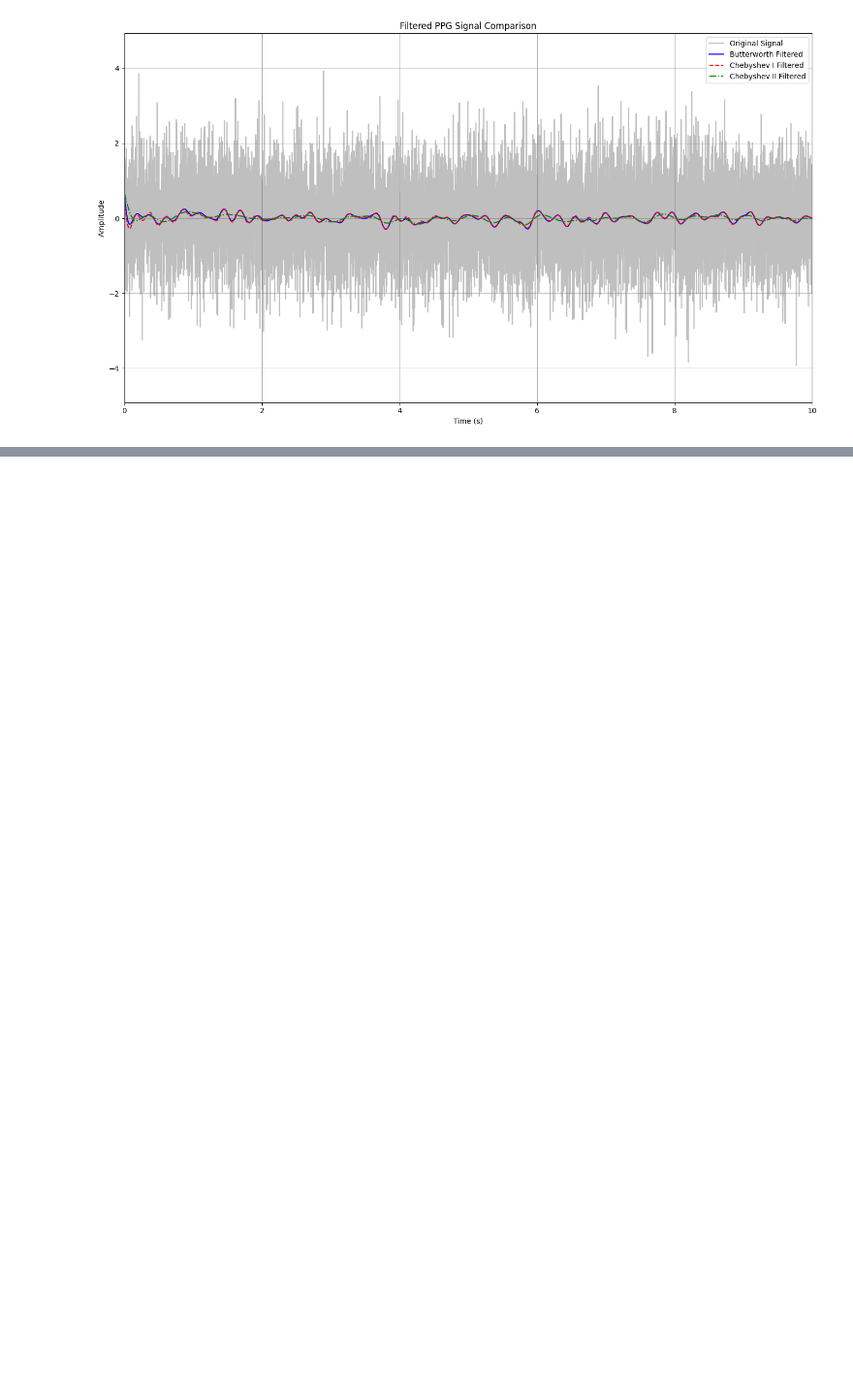
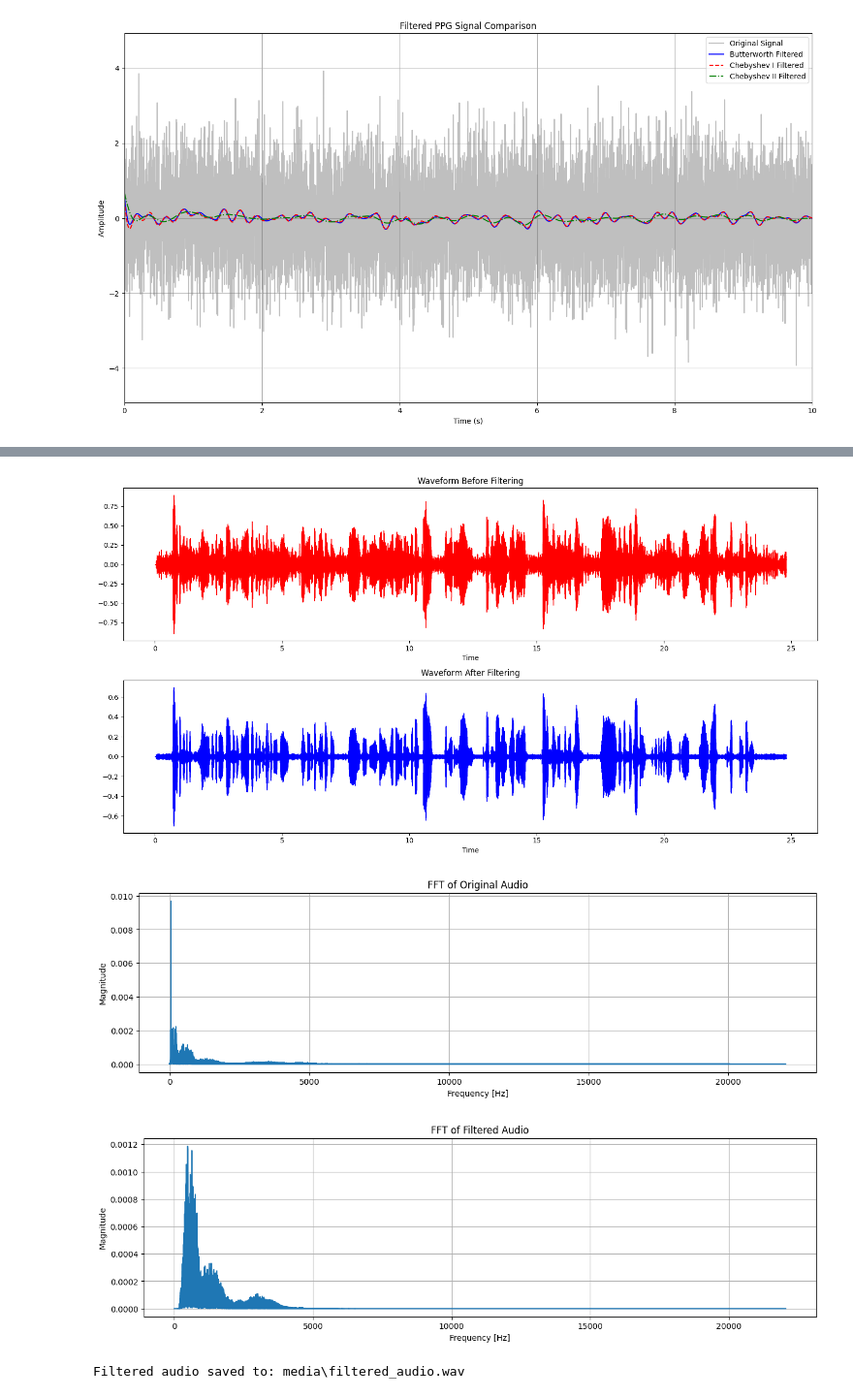
Before and after one commit to pataanggs/if3024, a Jupyter notebook: hands-on-02/122140055.ipynb, the cells around one changed output, grey strips where cells are left out. Shown: that part at 97% size. Cells and saved outputs as stored; diff of their text form; code cells hidden in the pictures; blank space fills up the shorter version.

```diff
--- a/hands-on-02/122140055.ipynb
+++ b/hands-on-02/122140055.ipynb
@@ -273,0 +523,71 @@ plt.show()
+# %%
+import numpy as np
+import matplotlib.pyplot as plt
+import librosa
+import librosa.display
+import os
+from scipy.signal import butter, filtfilt
+
+# 1. Load Audio
+file_path = os.path.join( 'media', 'Voice 001.wav')
+audio, sample_rate = librosa.load(file_path, sr=None)
+
+# 2. Define Bandpass Filter
+def butter_bandpass(lowcut, highcut, fs, order=4):
+    nyquist = 0.5 * fs
+    low = lowcut / nyquist
+    high = highcut / nyquist
+    b, a = butter(order, [low, high], btype='band')
+    return b, a
+
+def apply_bandpass_filter(data, lowcut, highcut, fs, order=4):
+    b, a = butter_bandpass(lowcut, highcut, fs, order=order)
+    y = filtfilt(b, a, data)
+    return y
+
+# 3. Apply Filter
+lowcut = 300
+highcut = 3400
+filtered_audio = apply_bandpass_filter(audio, lowcut, highcut, sample_rate)
+
+# 4. Visualize Waveform
+plt.figure(figsize=(15, 8))
+
+plt.subplot(2, 1, 1)
+librosa.display.waveshow(audio, sr=sample_rate, color='red')
+plt.title('Waveform Before Filtering')
+
+plt.subplot(2, 1, 2)
+librosa.display.waveshow(filtered_audio, sr=sample_rate, color='blue')
+plt.title('Waveform After Filtering')
+
+plt.tight_layout()
+plt.show()
+
+# 5. Visualize FFT Spectrum
+def plot_fft(signal, fs, title):
+    n = len(signal)
+    freq = np.fft.rfftfreq(n, d=1/fs)
+    fft_magnitude = np.abs(np.fft.rfft(signal)) / n
+
+    plt.figure(figsize=(15, 4))
+    plt.plot(freq, fft_magnitude)
+    plt.title(title)
+    plt.xlabel('Frequency [Hz]')
+    plt.ylabel('Magnitude')
+    plt.grid(True)
+    plt.show()
+
+plot_fft(audio, sample_rate, 'FFT of Original Audio')
+plot_fft(filtered_audio, sample_rate, 'FFT of Filtered Audio')
+
+# 6. (Optional) Save Filtered Audio
+import soundfile as sf
+output_path = os.path.join('media', 'filtered_audio.wav')
+sf.write(output_path, filtered_audio, sample_rate)
+print(f"Filtered audio saved to: {output_path}")
+# %% [output]
+[figure, added]
+[figure, added]
+[figure, added]
+Filtered audio saved to: media\filtered_audio.wav
```
Also changed, not shown: parts of 14 cells of this notebook, 3 other files.
